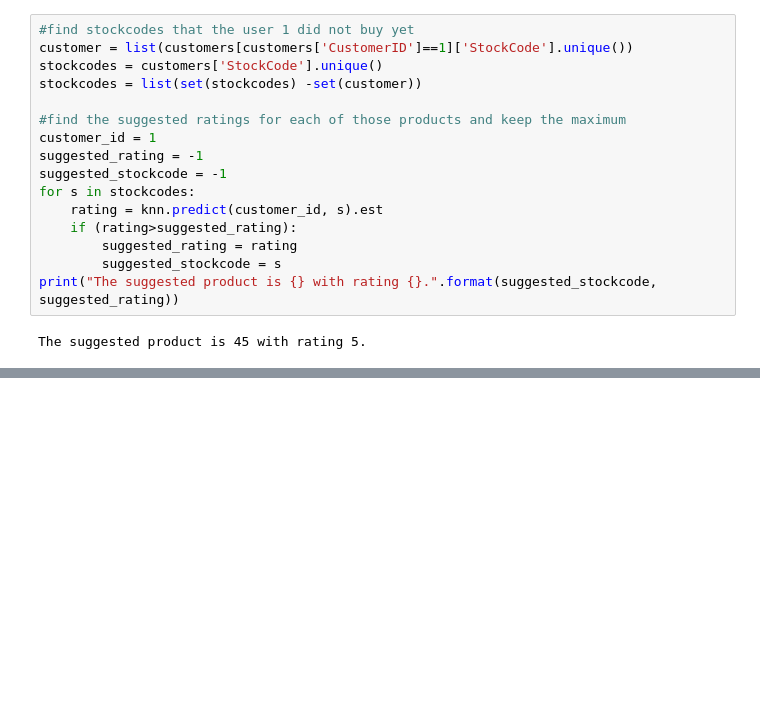
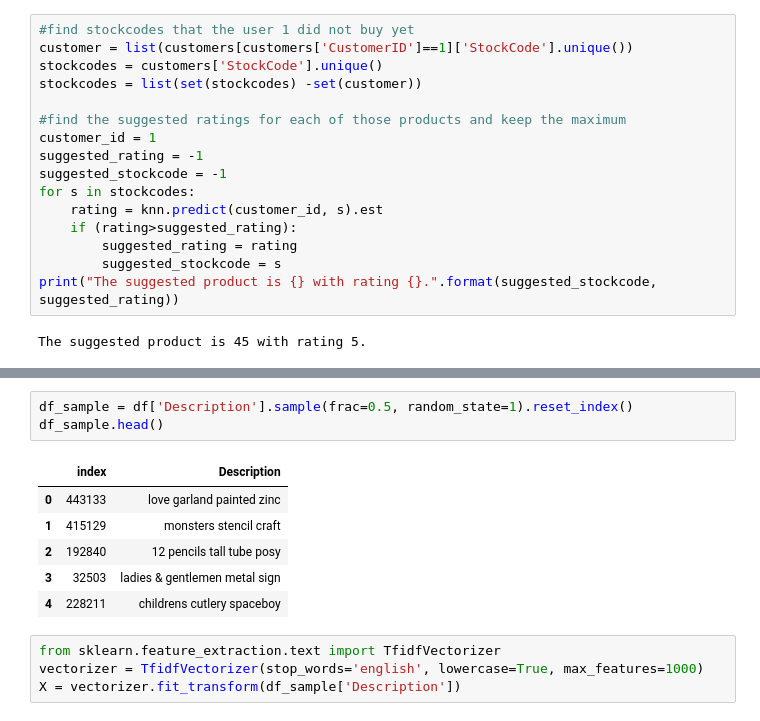
Before and after one commit to rootstrap/datasciene-ecommerce, a Jupyter notebook: e-commerce-example.ipynb, the cells around one changed output, grey strips where cells are left out. Cells and saved outputs as stored; diff of their text form; blank space fills up the shorter version.

```diff
--- a/e-commerce-example.ipynb
+++ b/e-commerce-example.ipynb
@@ -922,0 +979,14 @@ The suggested product is 45 with rating 5.
+# %%
+df_sample = df['Description'].sample(frac=0.5, random_state=1).reset_index()
+df_sample.head()
+# %% [output]
+|  | index | Description |
+| 0 | 443133 | love garland painted zinc |
+| 1 | 415129 | monsters stencil craft |
+| 2 | 192840 | 12 pencils tall tube posy |
+| 3 | 32503 | ladies & gentlemen metal sign |
+| 4 | 228211 | childrens cutlery spaceboy |
+# %%
+from sklearn.feature_extraction.text import TfidfVectorizer
+vectorizer = TfidfVectorizer(stop_words='english', lowercase=True, max_features=1000)
+X = vectorizer.fit_transform(df_sample['Description'])
```
Also changed, not shown: parts of 28 cells of this notebook.
